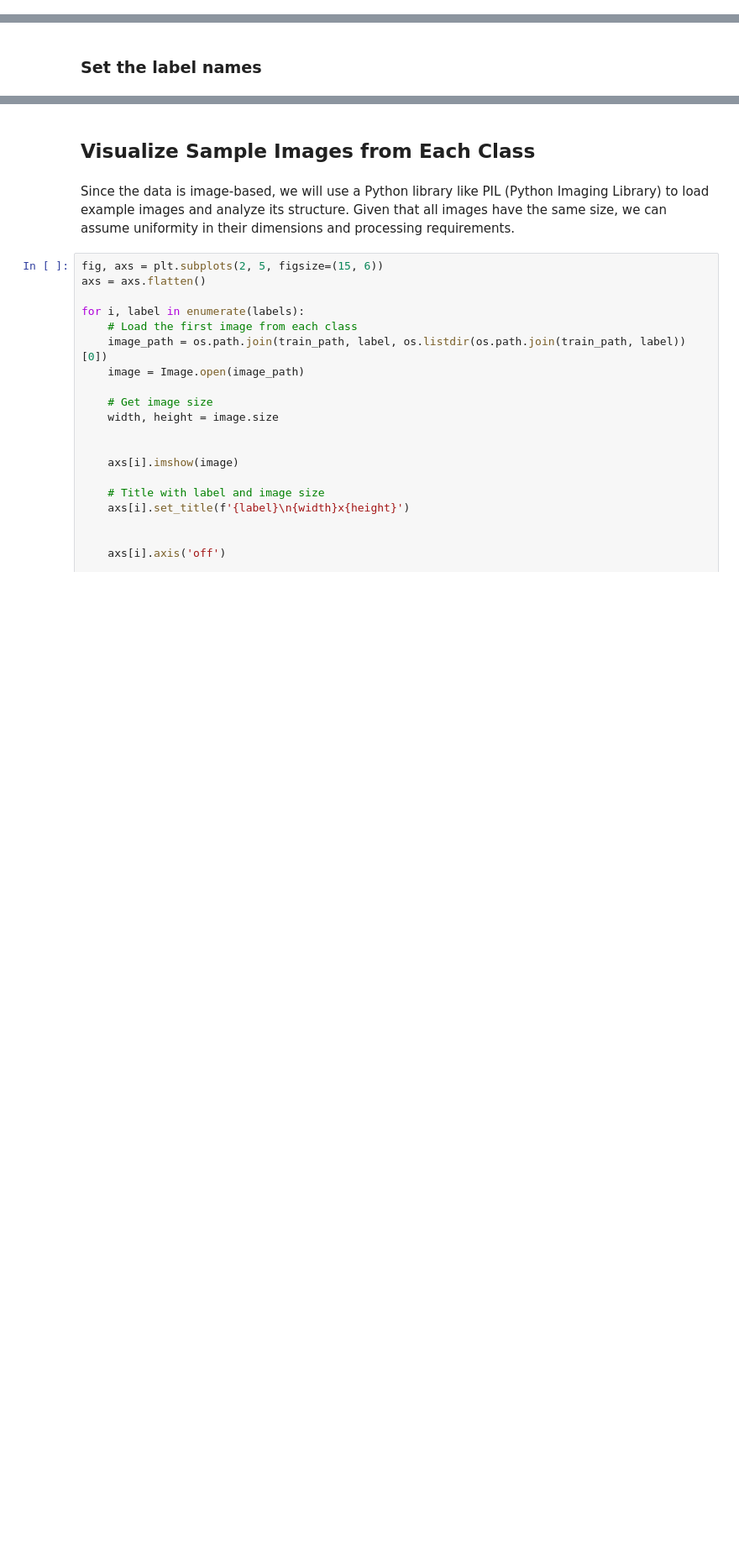
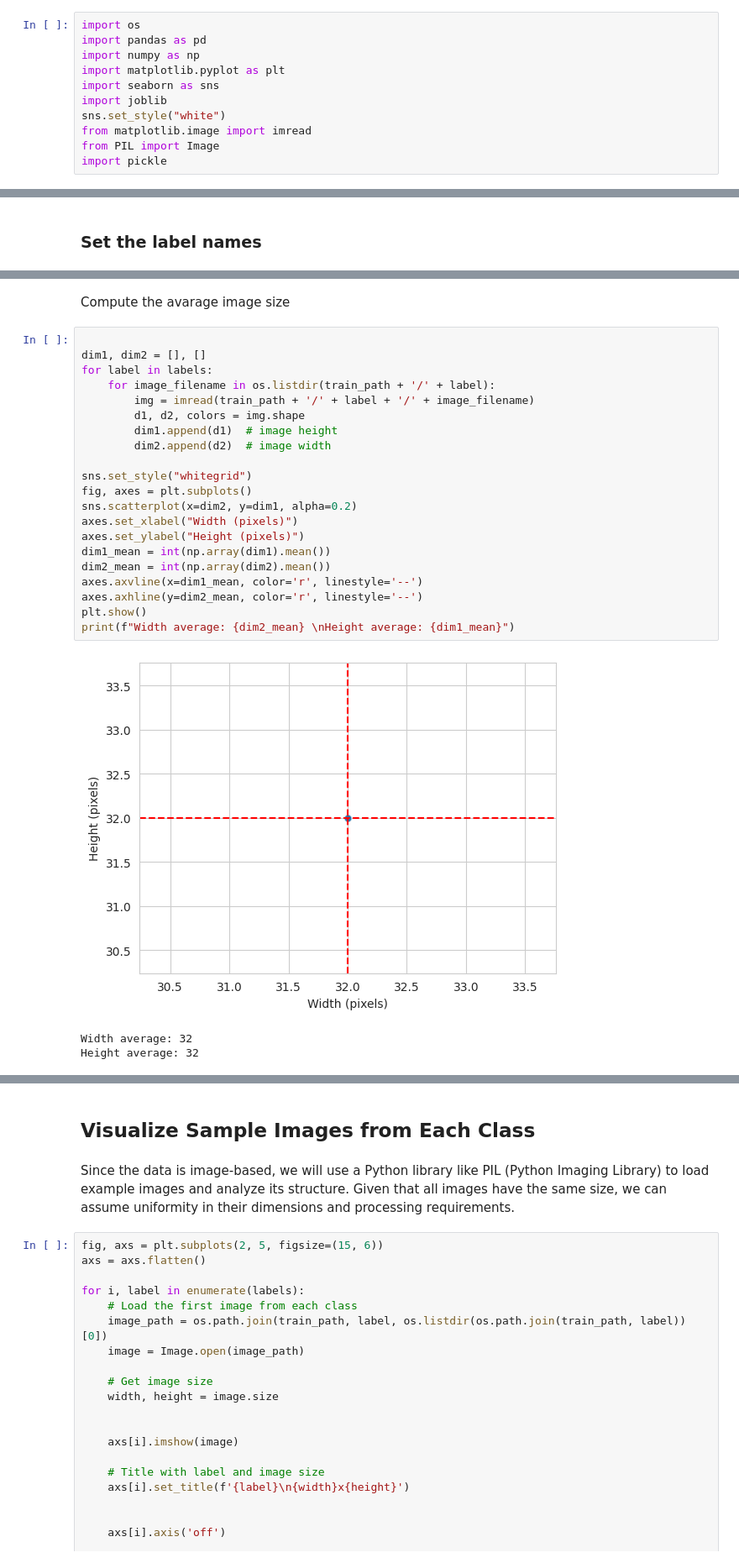
Before and after one commit to EVondrus/SnapSortAI, a Jupyter notebook: jupyter_notebooks/ObjectIdentificationStudy.ipynb, the cells around one changed output, grey strips where cells are left out. Shown: that part at 84% size. Cells and saved outputs as stored; diff of their text form; blank space fills up the shorter version.

Commit message:
feat: Add image shape calculation and save image_shape.pkl

```diff
--- a/jupyter_notebooks/ObjectIdentificationStudy.ipynb
+++ b/jupyter_notebooks/ObjectIdentificationStudy.ipynb
@@ -38,3 +30,14 @@ import pickle
+# %%
+import os
+import pandas as pd
+import numpy as np
+import matplotlib.pyplot as plt
+import seaborn as sns
+import joblib
+sns.set_style("white")
+from matplotlib.image import imread
+from PIL import Image
+import pickle
 # %% [markdown]
 # Change and Set directories
 # %% [markdown]
@@ -79,0 +98,27 @@ print("Class names:", labels)
+# %% [markdown]
+Compute the avarage image size
+# %%
+
+dim1, dim2 = [], []
+for label in labels:
+    for image_filename in os.listdir(train_path + '/' + label):
+        img = imread(train_path + '/' + label + '/' + image_filename)
+        d1, d2, colors = img.shape
+        dim1.append(d1)  # image height
+        dim2.append(d2)  # image width
+
+sns.set_style("whitegrid")
+fig, axes = plt.subplots()
+sns.scatterplot(x=dim2, y=dim1, alpha=0.2)
+axes.set_xlabel("Width (pixels)")
+axes.set_ylabel("Height (pixels)")
+dim1_mean = int(np.array(dim1).mean())
+dim2_mean = int(np.array(dim2).mean())
+axes.axvline(x=dim1_mean, color='r', linestyle='--')
+axes.axhline(y=dim2_mean, color='r', linestyle='--')
+plt.show()
+print(f"Width average: {dim2_mean} \nHeight average: {dim1_mean}")
+# %% [output]
+[figure, added]
+Width average: 32
+Height average: 32
```
Also changed, not shown: parts of 12 cells of this notebook, 1 other file.
